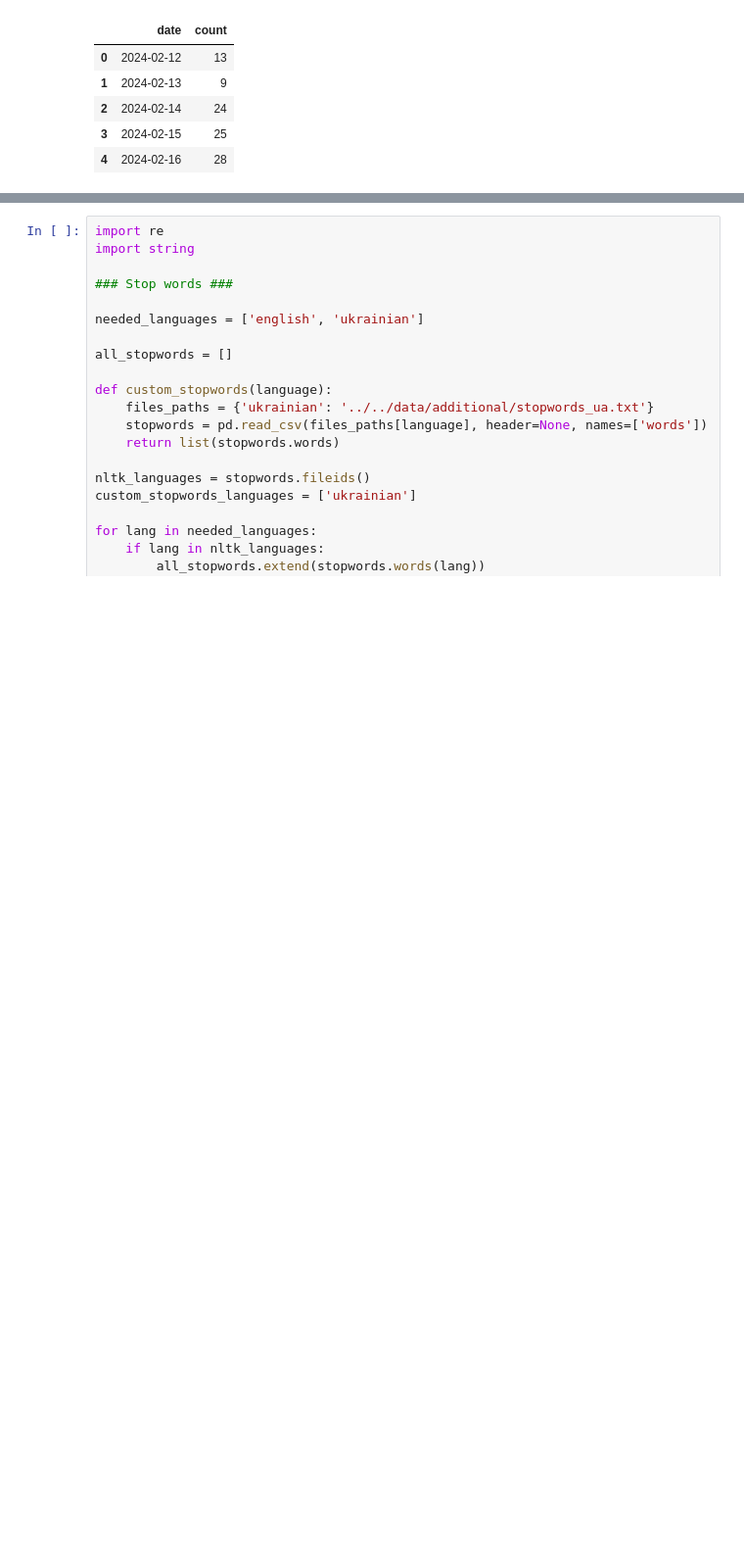
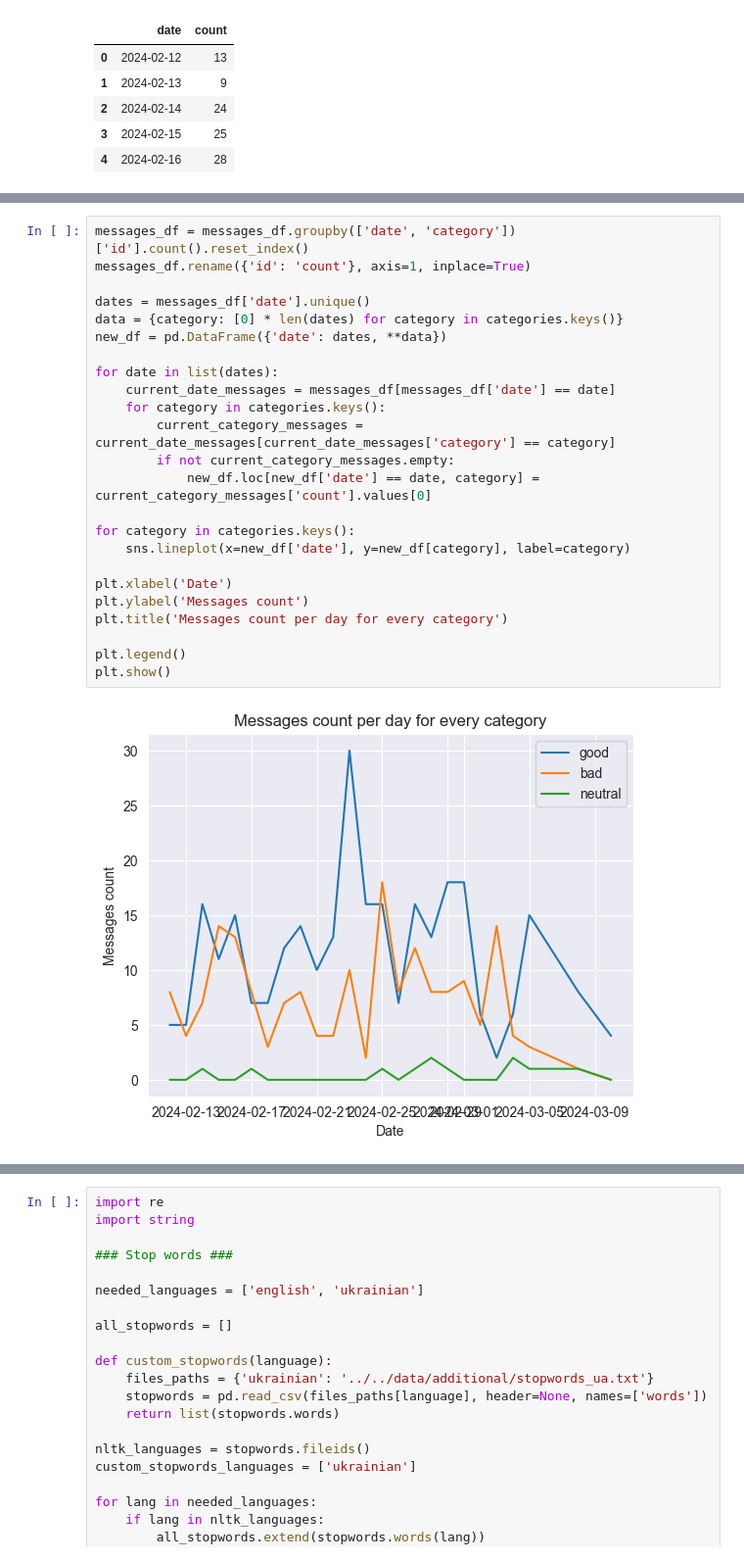
Before and after one commit to CESSIDY/telegram-analytic-dashboard, a Jupyter notebook: src/web_app/analytics_notebook.ipynb, the cells around one changed output, grey strips where cells are left out. Shown at 98% size. Cells and saved outputs as stored; diff of their text form; blank space fills up the shorter version.

```diff
--- a/src/web_app/analytics_notebook.ipynb
+++ b/src/web_app/analytics_notebook.ipynb
@@ -149,3 +157,29 @@ plt.show()
+# %%
+messages_df = messages_df.groupby(['date', 'category'])['id'].count().reset_index()
+messages_df.rename({'id': 'count'}, axis=1, inplace=True)
+
+dates = messages_df['date'].unique()
+data = {category: [0] * len(dates) for category in categories.keys()}
+new_df = pd.DataFrame({'date': dates, **data})
+
+for date in list(dates):
+    current_date_messages = messages_df[messages_df['date'] == date]
+    for category in categories.keys():
+        current_category_messages = current_date_messages[current_date_messages['category'] == category]
+        if not current_category_messages.empty:
+            new_df.loc[new_df['date'] == date, category] = current_category_messages['count'].values[0]
+
+for category in categories.keys():
+    sns.lineplot(x=new_df['date'], y=new_df[category], label=category)
+
+plt.xlabel('Date')
+plt.ylabel('Messages count')
+plt.title('Messages count per day for every category')
+
+plt.legend()
+plt.show()
+# %% [output]
+[figure, added]
 # %%
 included_columns = {'views': 'Views', 'forwards': 'Forwards', 'reactions': 'Reactions'}
 x = range(len(messages_df))
```
Also changed, not shown: parts of 6 cells of this notebook, 4 other files.
